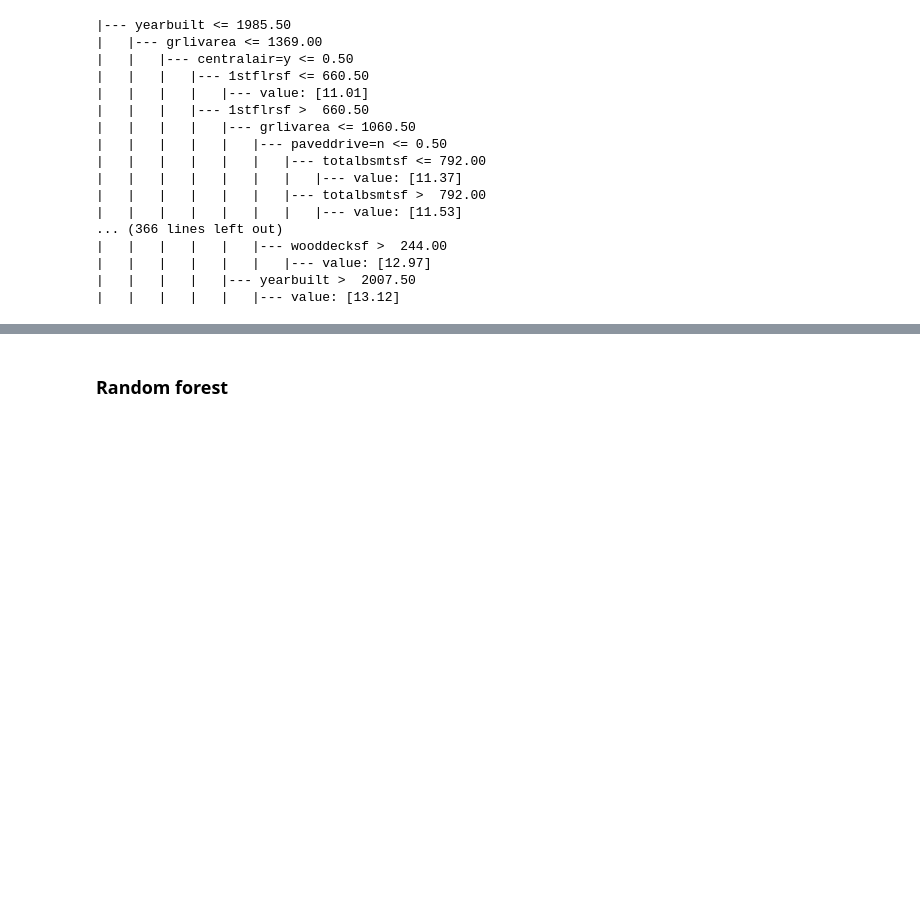
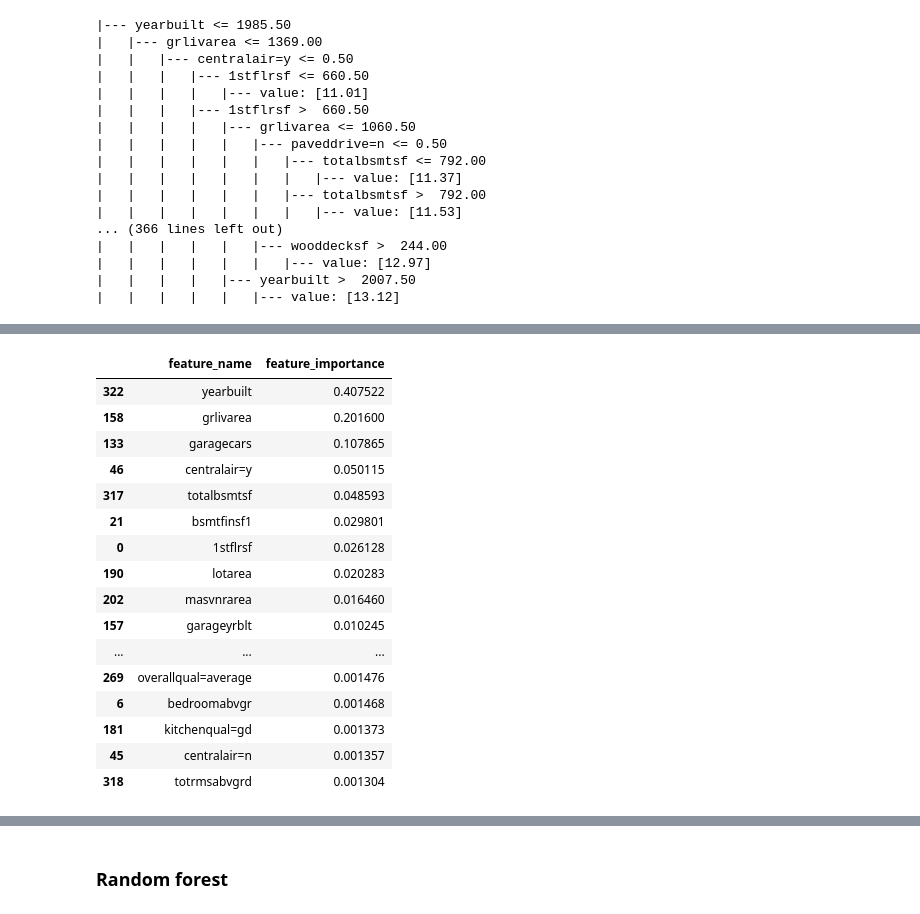
Before and after one commit to sarah-zhan/house_price_prediction, a Jupyter notebook: main.ipynb, the cells around one changed output, grey strips where cells are left out. Cells and saved outputs as stored; diff of their text form; code cells hidden in the pictures; blank space fills up the shorter version.

```diff
--- a/main.ipynb
+++ b/main.ipynb
@@ -366,0 +386,22 @@ importances
+# %%
+# get top 30 features
+df_importances_top30 = df_importances.sort_values(by="feature_importance", ascending=False).head(30)
+df_importances_top30
+# %% [output]
+|  | feature_name | feature_importance |
+| 322 | yearbuilt | 0.407522 |
+| 158 | grlivarea | 0.201600 |
+| 133 | garagecars | 0.107865 |
+| 46 | centralair=y | 0.050115 |
+| 317 | totalbsmtsf | 0.048593 |
+| 21 | bsmtfinsf1 | 0.029801 |
+| 0 | 1stflrsf | 0.026128 |
+| 190 | lotarea | 0.020283 |
+| 202 | masvnrarea | 0.016460 |
+| 157 | garageyrblt | 0.010245 |
+| ... | ... | ... |
+| 269 | overallqual=average | 0.001476 |
+| 6 | bedroomabvgr | 0.001468 |
+| 181 | kitchenqual=gd | 0.001373 |
+| 45 | centralair=n | 0.001357 |
+| 318 | totrmsabvgrd | 0.001304 |
```
Also changed, not shown: parts of 3 cells of this notebook.
